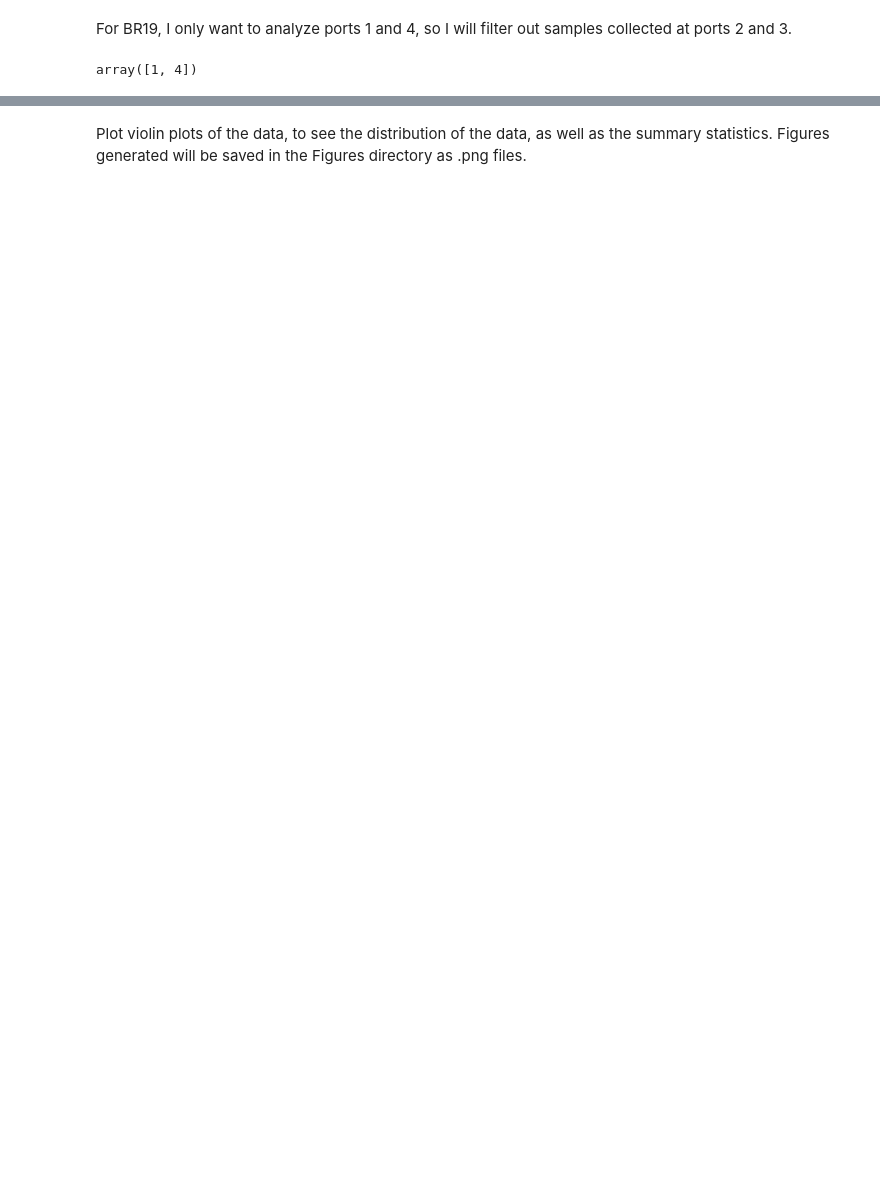
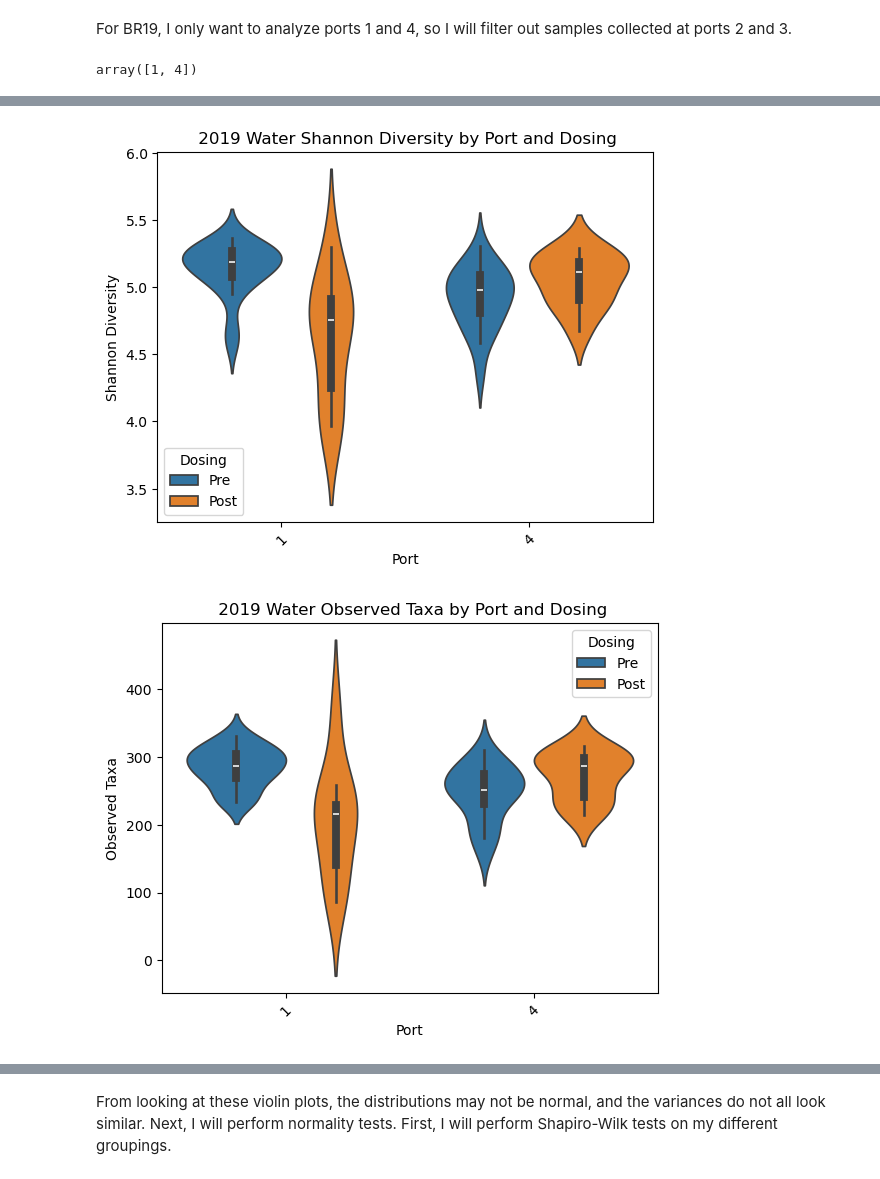
Before and after one commit to lyue9/MS263_final_project, a Jupyter notebook: Analysis.ipynb, the cells around one changed output, grey strips where cells are left out. Cells and saved outputs as stored; diff of their text form; code cells hidden in the pictures; blank space fills up the shorter version.

```diff
--- a/Analysis.ipynb
+++ b/Analysis.ipynb
@@ -90,0 +193,18 @@ Results
+# %%
+#Plot violin plots showing the Shannon diversity and observed taxa from water samples and sediment samples grouped by year.
+
+plot_variables = ['Shannon', 'Sobs']
+
+labels = {'Shannon': 'Shannon Diversity', 'Sobs': 'Observed Taxa'}
+
+datasets = {"Water": water_grouped, "Sediment": sediment_grouped}
+for dataset_name, dataset in datasets.items():
+    for var in plot_variables:
+        plt.figure()
+        sns.violinplot(data=dataset, x='Year', y=var, inner='box')
+        plt.title(f" {dataset_name} {labels[var]} by Year")
+        plt.xlabel("Year")
+        plt.ylabel(labels[var])
+        plt.xticks(rotation=45)
+        plt.savefig(f"Figures/{dataset_name} {labels[var]} by Year Violin Plot grouped data")
+        plt.show()
@@ -90,0 +216,22 @@ Results
+# %%
+#Plot violin plots showing the Shannon diversity and observed taxa from 2019 water, 2019 sediment, 2024 water and 2024 sediment samples grouped by port and then grouped by dosing.
+
+plot_variables = ['Shannon', 'Sobs']
+
+labels = {'Shannon': 'Shannon Diversity', 'Sobs': 'Observed Taxa'}
+
+datasets = {"2019 Water": water19_grouped, "2019 Sediment": sed19_grouped, "2024 Water": water24, "2024 Sediment": sed24}
+
+for dataset_name, dataset in datasets.items():
+    for var in plot_variables:
+        plt.figure()
+        sns.violinplot(data=dataset, x='Port', y=var, hue = 'Dosing', inner='box')
+        plt.title(f" {dataset_name} {labels[var]} by Port and Dosing")
+        plt.xlabel("Port")
+        plt.ylabel(labels[var])
+        plt.xticks(rotation=45)
+        plt.savefig(f"Figures/{dataset_name} {labels[var]} by Port and Dosing Violin Plot")
+        plt.show()
+# %% [output]
+[figure, added]
+[figure, added]
@@ -91,2 +244,2 @@ Results
 # %% [markdown]
-Plot violin plots of the data, to see the distribution of the data, as well as the summary statistics. Figures generated will be saved in the Figures directory as .png files.
+From looking at these violin plots, the distributions may not be normal, and the variances do not all look similar. Next, I will perform normality tests. First, I will perform Shapiro-Wilk tests on my different groupings.
```
Also changed, not shown: parts of 44 cells of this notebook, 18 other files.
